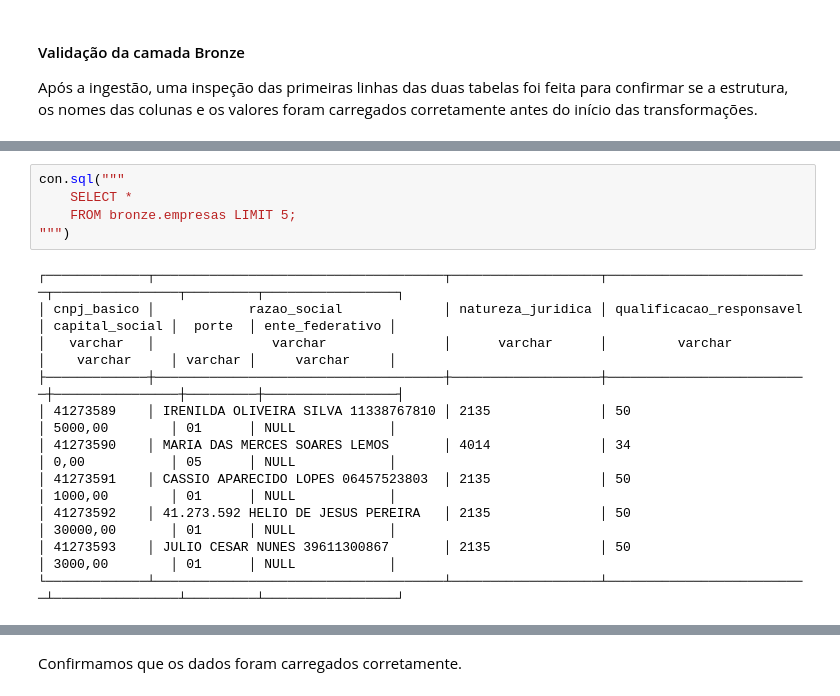
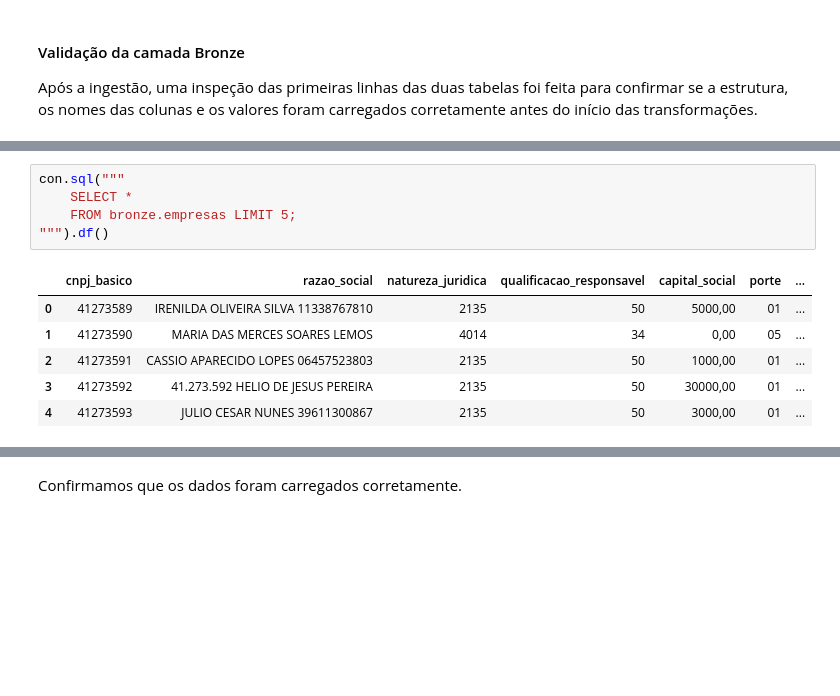
Before and after one commit to Gustav0Luiz/teste-tecnico-abrasel, a Jupyter notebook: EDA.ipynb, the cells around one changed output, grey strips where cells are left out. Saved outputs shown, nothing was run; the diff lists cells and outputs as text; blank space fills up the shorter version.

```diff
--- a/EDA.ipynb
+++ b/EDA.ipynb
@@ -460,19 +456,15 @@ con.sql("""
 # %%
 con.sql("""
     SELECT *
     FROM bronze.empresas LIMIT 5;
-""")
+""").df()
 # %% [output]
-┌─────────────┬─────────────────────────────────────┬───────────────────┬──────────────────────────┬────────────────┬─────────┬─────────────────┐
-│ cnpj_basico │            razao_social             │ natureza_juridica │ qualificacao_responsavel │ capital_social │  porte  │ ente_federativo │
-│   varchar   │               varchar               │      varchar      │         varchar          │    varchar     │ varchar │     varchar     │
-├─────────────┼─────────────────────────────────────┼───────────────────┼──────────────────────────┼────────────────┼─────────┼─────────────────┤
-│ 41273589    │ IRENILDA OLIVEIRA SILVA 11338767810 │ 2135              │ 50                       │ 5000,00        │ 01      │ NULL            │
-│ 41273590    │ MARIA DAS MERCES SOARES LEMOS       │ 4014              │ 34                       │ 0,00           │ 05      │ NULL            │
-│ 41273591    │ CASSIO APARECIDO LOPES 06457523803  │ 2135              │ 50                       │ 1000,00        │ 01      │ NULL            │
-│ 41273592    │ 41.273.592 HELIO DE JESUS PEREIRA   │ 2135              │ 50                       │ 30000,00       │ 01      │ NULL            │
-│ 41273593    │ JULIO CESAR NUNES 39611300867       │ 2135              │ 50                       │ 3000,00        │ 01      │ NULL            │
-└─────────────┴─────────────────────────────────────┴───────────────────┴──────────────────────────┴────────────────┴─────────┴─────────────────┘
+|  | cnpj_basico | razao_social | natureza_juridica | qualificacao_responsavel | capital_social | porte | ... |
+| 0 | 41273589 | IRENILDA OLIVEIRA SILVA 11338767810 | 2135 | 50 | 5000,00 | 01 | ... |
+| 1 | 41273590 | MARIA DAS MERCES SOARES LEMOS | 4014 | 34 | 0,00 | 05 | ... |
+| 2 | 41273591 | CASSIO APARECIDO LOPES 06457523803 | 2135 | 50 | 1000,00 | 01 | ... |
+| 3 | 41273592 | 41.273.592 HELIO DE JESUS PEREIRA | 2135 | 50 | 30000,00 | 01 | ... |
+| 4 | 41273593 | JULIO CESAR NUNES 39611300867 | 2135 | 50 | 3000,00 | 01 | ... |
 # %%
 con.sql("""
     SELECT *
```
Also changed, not shown: parts of 6 cells of this notebook.
